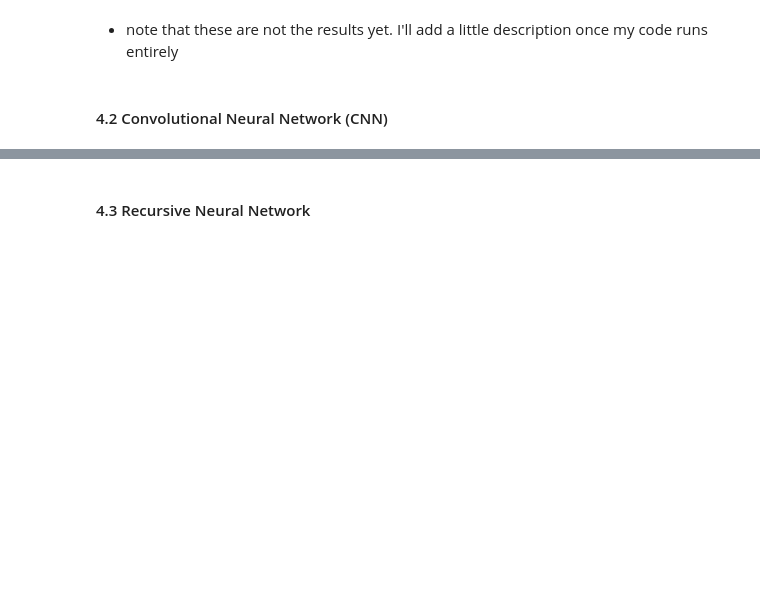
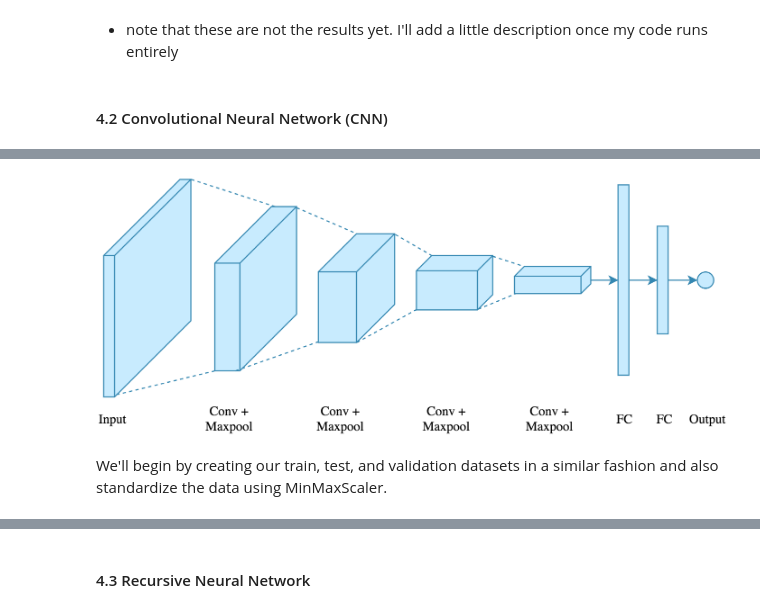
Before and after one commit to fabcabrera/Stock-Predictions, a Jupyter notebook: Main/Stock_Prediction.ipynb, the cells around one changed output, grey strips where cells are left out. Cells and saved outputs as stored; diff of their text form; code cells hidden in the pictures; blank space fills up the shorter version.

```diff
--- a/Main/Stock_Prediction.ipynb
+++ b/Main/Stock_Prediction.ipynb
@@ -718,3 +718,10 @@ Provide description of CNN
+# %%
+from IPython.display import Image
+Image(filename = 'CNN_1.png', width = 1000, height = 400)
+# %% [output]
+[figure, added]
+# %% [markdown]
+We'll begin by creating our train, test, and validation datasets in a similar fashion and also standardize the data using MinMaxScaler.
 # %%
 # Create train, validation and test data
 column_indices = {name: i for i, name in enumerate(Ford.columns)}
```
Also changed, not shown: parts of 16 cells of this notebook, 1 other file.
